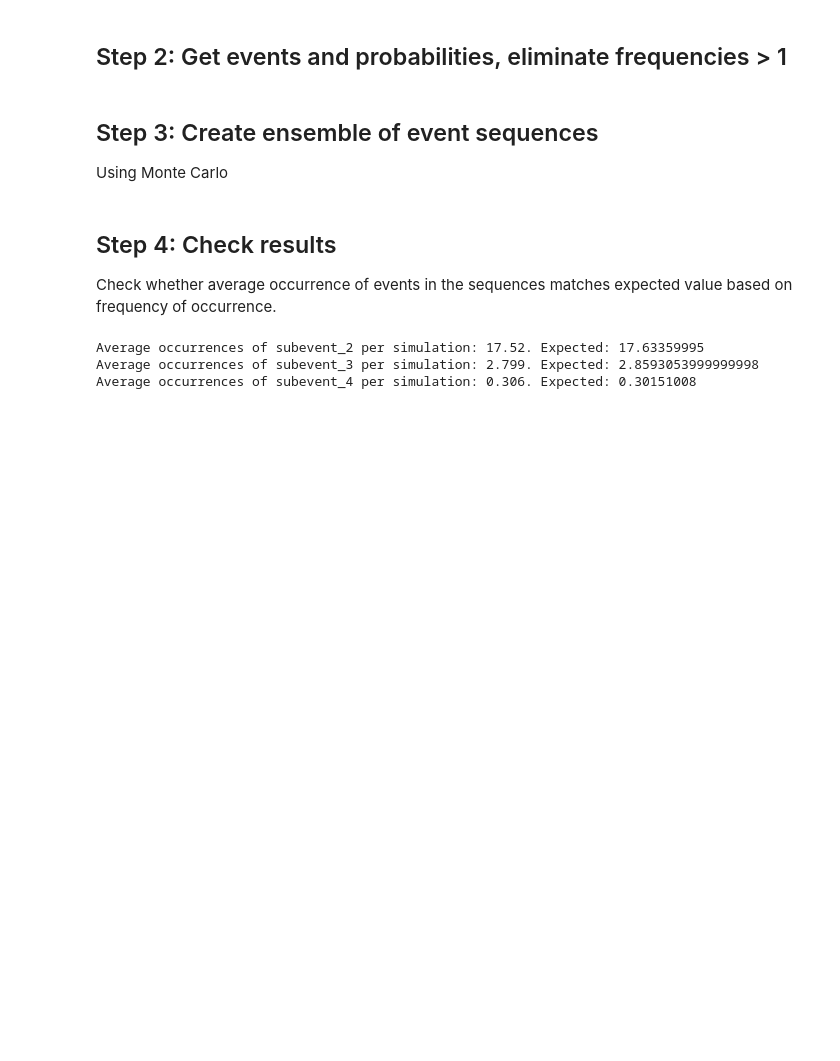
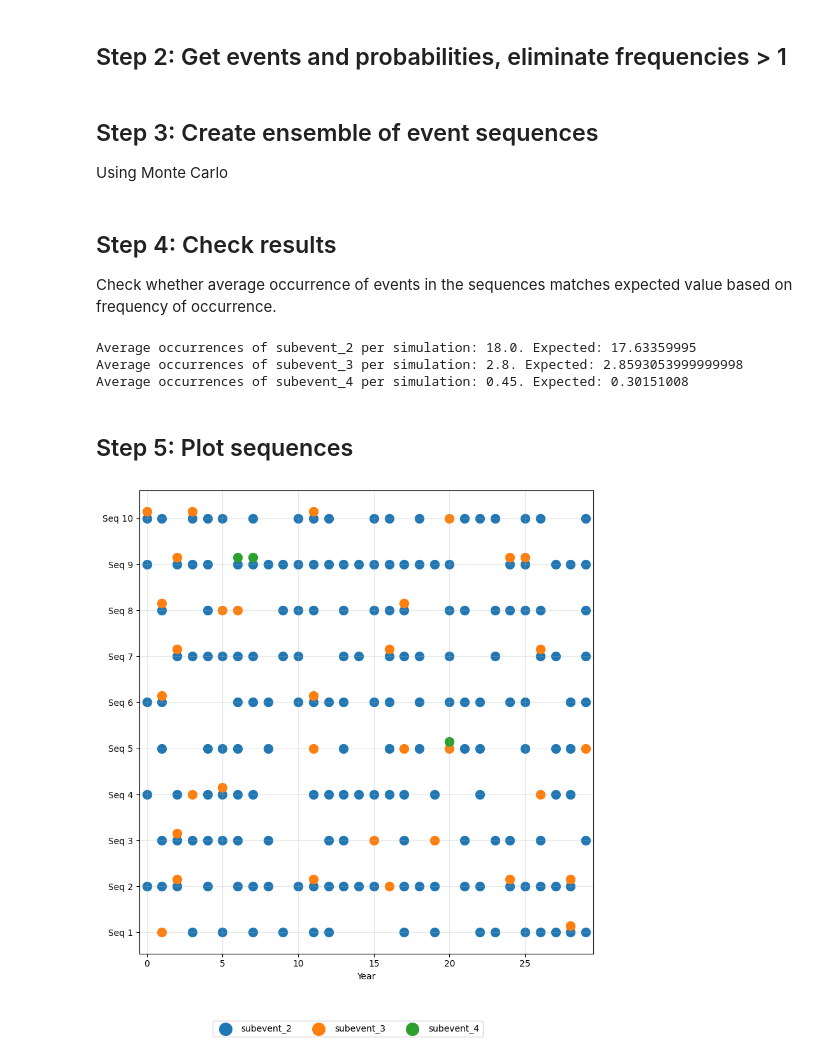
Before and after one commit to Deltares-research/FloodAdapt-ABM, a Jupyter notebook: setup_event_sequences.ipynb, the cells around one changed output. Cells and saved outputs as stored; diff of their text form; code cells hidden in the pictures; blank space fills up the shorter version.

Commit message:
improvement event sequences (now changes saved)

```diff
--- a/setup_event_sequences.ipynb
+++ b/setup_event_sequences.ipynb
@@ -16,14 +16,15 @@ event_set = EventSet.load_file(fn_event_set)
 seed = 42 # For reproducibility in Monte Carlo simulation
 years = 30  # Number of years to simulate
 n_seq = 20  # Number of sequences to simulate (# of Monte Carlo simulations)
+dt = 1 # Time step in years
 # %% [markdown]
 ## Step 2: Get events and probabilities, eliminate frequencies > 1
 # %%
 probs = []
 event_ids = []
 for event in event_set.sub_events:
-    if event.frequency <= 1:
-        probs.append(event.frequency)
+    if event.frequency <= 1./dt:
+        probs.append(event.frequency*dt)
         event_ids.append(event.name)
 # %% [markdown]
 ## Step 3: Create ensemble of event sequences
@@ -69,6 +70,51 @@ for event_id,p in zip(event_ids,probs):
     counts_per_seq = [sum(1 for year in seq if event_id in year) for seq in sequences]
     print(f"Average occurrences of {event_id} per simulation: {np.asarray(counts_per_seq).mean()}. Expected: {years*np.asarray(p)}")
 # %% [output]
-Average occurrences of subevent_2 per simulation: 17.52. Expected: 17.63359995
-Average occurrences of subevent_3 per simulation: 2.799. Expected: 2.8593053999999998
-Average occurrences of subevent_4 per simulation: 0.306. Expected: 0.30151008
+Average occurrences of subevent_2 per simulation: 18.0. Expected: 17.63359995
+Average occurrences of subevent_3 per simulation: 2.8. Expected: 2.8593053999999998
+Average occurrences of subevent_4 per simulation: 0.45. Expected: 0.30151008
+# %% [markdown]
+## Step 5: Plot sequences
+# %%
+import matplotlib.pyplot as plt
+
+# Create figure with 1 row, 3 columns
+fig, axes = plt.subplots(1,1, figsize=(8,8))
+seq_max = 10
+
+# Color map for events
+colors = {event_id: plt.cm.tab10(i) for i, event_id in enumerate(event_ids)}
+yticklabels = []
+# Plot first seq_max sequences
+for seq_idx in range(min(seq_max, len(sequences))):
+    ax = axes#[seq_idx]
+
+    # For each year, plot events stacked vertically
+    for year_idx, year_events in enumerate(sequences[seq_idx]):
+        for marker_offset, event_id in enumerate(sorted(year_events)):
+            ax.scatter(year_idx, marker_offset*0.15+seq_idx,
+                      color=colors[event_id],
+                      s=100,
+                      marker='o',
+                      label=event_id if year_idx == 0 else "")
+    yticklabels.append(f"Seq {seq_idx+1}")
+
+ax.set_xlabel('Year')
+ax.set_yticks([i for i in range(min(seq_max, len(sequences)))])
+ax.set_yticklabels(yticklabels)
+# ax.set_title(f'Sequence {seq_idx}')
+ax.set_xlim(-0.5, years - 0.5)
+# ax.set_ylim(-0.1, 1)
+ax.grid(True, alpha=0.3)
+ax.set_xticks(range(0, years, 5))
+
+# Add legend (use unique events)
+handles = [plt.scatter([], [], color=colors[e], s=200, marker='o') for e in event_ids]
+fig.legend(handles, event_ids, loc='upper center', bbox_to_anchor=(0.5, -0.05), ncol=len(event_ids))
+
+plt.tight_layout()
+plt.show()
+
+fig.savefig('event_sequences.png', bbox_inches='tight')
+# %% [output]
+[figure, added]
```
